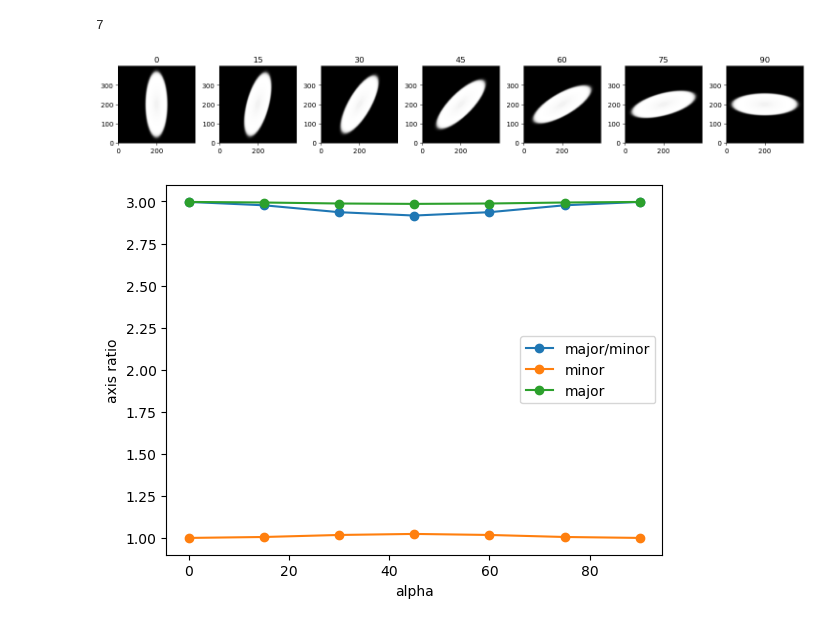
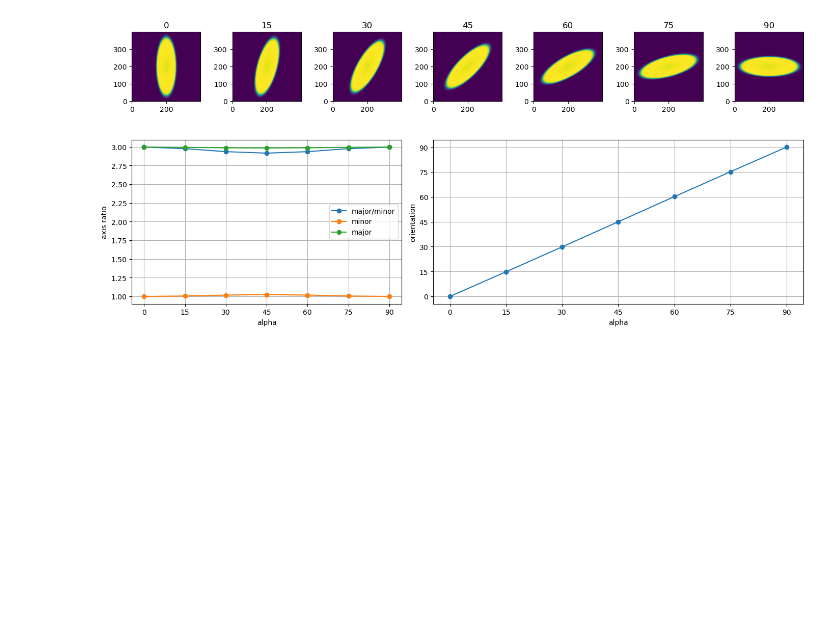
Before and after one commit to TiNezlobinsky/Finitewave, a Jupyter notebook: examples/notebooks/anisotropy_2d.ipynb, the cells around one changed output. Drawn from its saved outputs; the diff is of its cells as text; code cells hidden in the pictures; blank space fills up the shorter version.

```diff
--- a/examples/notebooks/anisotropy_2d.ipynb
+++ b/examples/notebooks/anisotropy_2d.ipynb
@@ -1,4 +1,5 @@
 # %%
+
 import matplotlib.pyplot as plt
 import numpy as np
 import skimage as ski
@@ -10,8 +11,6 @@ import finitewave as fw
 n = 400
 
 alphas = np.radians(np.arange(0, 91, 15))
-print(len(alphas))
-density = np.arange(0, 0.31, 0.05)
 # loop over different anisotropy coefficients
 d = 0
 out = []
@@ -23,7 +22,7 @@ for alpha in alphas:
     tissue.mesh[np.random.random([n, n]) < d] = 2
     tissue.add_boundaries()
     # add fibers orientation vectors
-    tissue.fibers = np.zeros([2, n, n])
+    tissue.fibers = np.zeros([2, n, n,])
     tissue.fibers[0] = np.cos(alpha)
     tissue.fibers[1] = np.sin(alpha)
     # add numeric method stencil for weights computations
@@ -40,14 +39,14 @@ for alpha in alphas:
     # set up stimulation parameters:
     stim_sequence = fw.StimSequence()
     stim_sequence.add_stim(fw.StimVoltageCoord2D(0, 1, n//2 - 5, n//2 + 5,
-                                                 n//2 - 5, n//2 + 5))
+                                                n//2 - 5, n//2 + 5))
     # add the tissue and the stim parameters to the model object:
     aliev_panfilov.cardiac_tissue = tissue
     aliev_panfilov.stim_sequence = stim_sequence
 
     aliev_panfilov.run()
 
-    labeled = ski.measure.label(aliev_panfilov.u > 0.5)
+    labeled = (aliev_panfilov.u > 0.5).astype(int)
     props = ski.measure.regionprops_table(labeled, properties=(
         'orientation', 'major_axis_length', 'minor_axis_length'))
     props['orientation'] = np.degrees(props['orientation'])
@@ -60,29 +59,39 @@ for alpha in alphas:
     out.append(pd.DataFrame(props))
 
 out = pd.concat(out)
-# %% [output]
-7
 # %%
-fig, axs = plt.subplots(ncols=7, figsize=(15, 5))
 
-for i, ax in enumerate(axs):
-    ax.imshow(images[i], cmap='gray', origin='lower')
+fig, axs = plt.subplot_mosaic([[f'{i}' for i in range(7)],
+                               ['axis_ratio'] * 3 + ['orientation']*4],
+                               figsize=(14, 7))
+
+for i in range(len(alphas)):
+    ax = axs[f'{i}']
+    ax.imshow(images[i], cmap='viridis', origin='lower')
     ax.set_title(f'{np.degrees(alphas[i]):.0f}')
+
+ax = axs['axis_ratio']
+ax.plot(out['alpha'], out['axis_ratio'], 'o-', label='major/minor')
+ax.plot(out['alpha'], out['minor_axis_length'] / out['minor_axis_length'].min(), 'o-', label='minor')
+ax.plot(out['alpha'], out['major_axis_length'] / out['minor_axis_length'].min(), 'o-', label='major')
+ax.set_xlabel('alpha')
+ax.set_ylabel('axis ratio')
+ax.set_xticks(np.degrees(alphas))
+ax.grid(True)
+ax.legend()
+
+ax = axs['orientation']
+ax.plot(out['alpha'], out['orientation'], 'o-')
+ax.set_xlabel('alpha')
+ax.set_ylabel('orientation')
+ax.set_xticks(np.degrees(alphas))
+ax.set_yticks(np.degrees(alphas))
+ax.grid(True)
 
 plt.tight_layout()
 plt.show()
-
-plt.figure()
-plt.plot(out['alpha'], out['axis_ratio'], 'o-', label='major/minor')
-plt.plot(out['alpha'], out['minor_axis_length'] / out['minor_axis_length'].min(), 'o-', label='minor')
-plt.plot(out['alpha'], out['major_axis_length'] / out['minor_axis_length'].min(), 'o-', label='major')
-plt.xlabel('alpha')
-plt.ylabel('axis ratio')
-plt.legend()
-plt.show()
 # %% [output]
-[figure, old version]
+[figure, new version]
-[figure, removed]
 # %%
 import matplotlib.pyplot as plt
 import numpy as np
```
Also changed, not shown: parts of 4 cells of this notebook, 9 other files.
